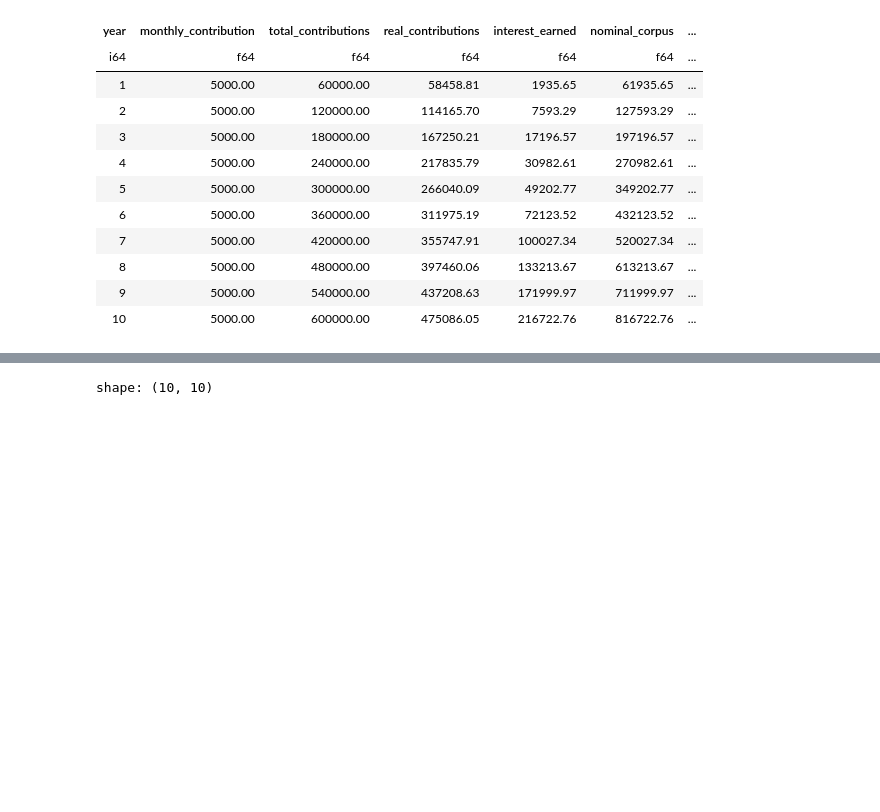
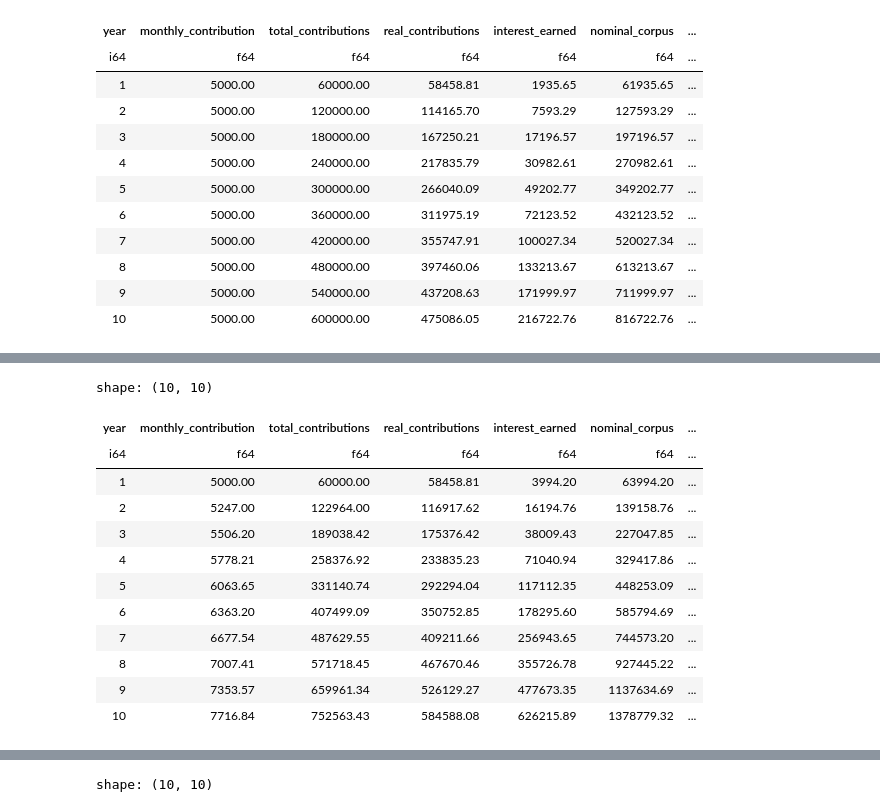
Before and after one commit to Mathir14/Nifty_50, a Jupyter notebook: benchmark/benchmark_simulation.ipynb, the cells around one changed output, grey strips where cells are left out. Cells and saved outputs as stored; diff of their text form; code cells hidden in the pictures; blank space fills up the shorter version.

```diff
--- a/benchmark/benchmark_simulation.ipynb
+++ b/benchmark/benchmark_simulation.ipynb
@@ -204,3 +270,19 @@ shape: (10, 10)
+# %%
+nifty_50_full.head(10)
+# %% [output]
+shape: (10, 10)
+| year | monthly_contribution | total_contributions | real_contributions | interest_earned | nominal_corpus | ... |
+| i64 | f64 | f64 | f64 | f64 | f64 | ... |
+| 1 | 5000.00 | 60000.00 | 58458.81 | 3994.20 | 63994.20 | ... |
+| 2 | 5247.00 | 122964.00 | 116917.62 | 16194.76 | 139158.76 | ... |
+| 3 | 5506.20 | 189038.42 | 175376.42 | 38009.43 | 227047.85 | ... |
+| 4 | 5778.21 | 258376.92 | 233835.23 | 71040.94 | 329417.86 | ... |
+| 5 | 6063.65 | 331140.74 | 292294.04 | 117112.35 | 448253.09 | ... |
+| 6 | 6363.20 | 407499.09 | 350752.85 | 178295.60 | 585794.69 | ... |
+| 7 | 6677.54 | 487629.55 | 409211.66 | 256943.65 | 744573.20 | ... |
+| 8 | 7007.41 | 571718.45 | 467670.46 | 355726.78 | 927445.22 | ... |
+| 9 | 7353.57 | 659961.34 | 526129.27 | 477673.35 | 1137634.69 | ... |
+| 10 | 7716.84 | 752563.43 | 584588.08 | 626215.89 | 1378779.32 | ... |
 # %%
 def push_table(df: pl.DataFrame, table_name: str) -> None:
     df.write_database(
```
Also changed, not shown: parts of 10 cells of this notebook.
